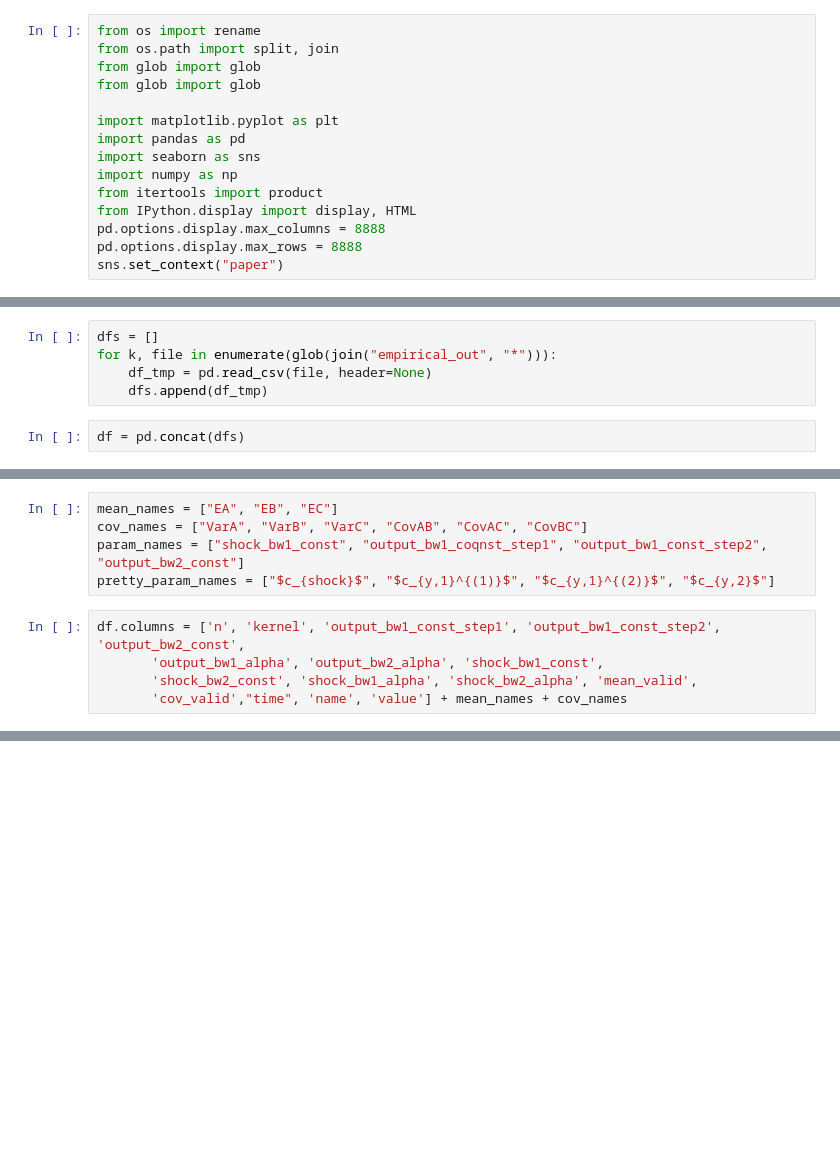
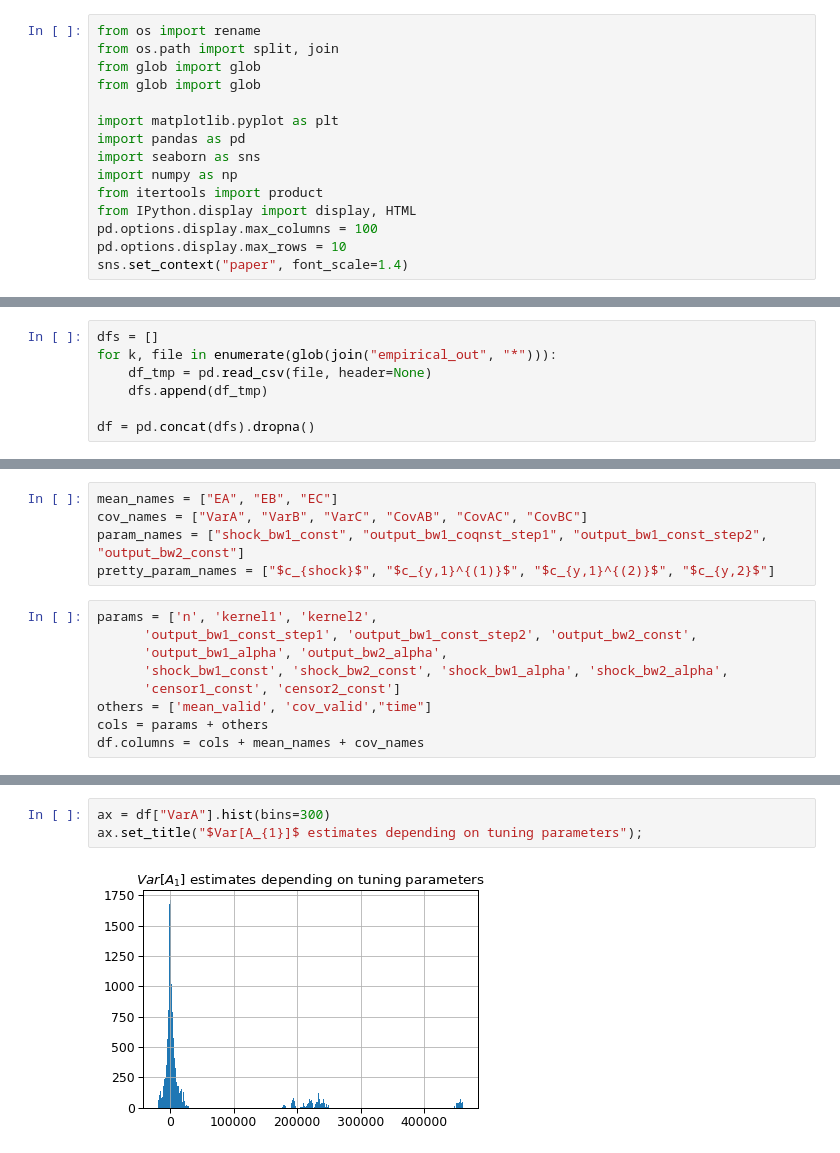
Before and after one commit to halflearned/FHHPS, a Jupyter notebook: scripts/empirical_figures.ipynb, the cells around one changed output, grey strips where cells are left out. Cells and saved outputs as stored; diff of their text form; blank space fills up the shorter version.

```diff
--- a/scripts/empirical_figures.ipynb
+++ b/scripts/empirical_figures.ipynb
@@ -10,6 +10,6 @@ import seaborn as sns
 import numpy as np
 from itertools import product
 from IPython.display import display, HTML
-pd.options.display.max_columns = 8888
-pd.options.display.max_rows = 8888
-sns.set_context("paper")
+pd.options.display.max_columns = 100
+pd.options.display.max_rows = 10
+sns.set_context("paper", font_scale=1.4)
@@ -18,5 +26,5 @@ dfs = []
 for k, file in enumerate(glob(join("empirical_out", "*"))):
     df_tmp = pd.read_csv(file, header=None)
     dfs.append(df_tmp)
+
+df = pd.concat(dfs).dropna()
-# %%
-df = pd.concat(dfs)
@@ -30,7 +34,11 @@ cov_names = ["VarA", "VarB", "VarC", "CovAB", "CovAC", "CovBC"]
 param_names = ["shock_bw1_const", "output_bw1_coqnst_step1", "output_bw1_const_step2", "output_bw2_const"]
 pretty_param_names = ["$c_{shock}$", "$c_{y,1}^{(1)}$", "$c_{y,1}^{(2)}$", "$c_{y,2}$"]
 # %%
-df.columns = ['n', 'kernel', 'output_bw1_const_step1', 'output_bw1_const_step2',  'output_bw2_const',
-       'output_bw1_alpha', 'output_bw2_alpha', 'shock_bw1_const',
-       'shock_bw2_const', 'shock_bw1_alpha', 'shock_bw2_alpha', 'mean_valid',
-       'cov_valid',"time", 'name', 'value'] + mean_names + cov_names
+params = ['n', 'kernel1', 'kernel2',
+      'output_bw1_const_step1', 'output_bw1_const_step2', 'output_bw2_const',
+      'output_bw1_alpha', 'output_bw2_alpha',
+      'shock_bw1_const', 'shock_bw2_const', 'shock_bw1_alpha', 'shock_bw2_alpha',
+      'censor1_const', 'censor2_const']
+others = ['mean_valid', 'cov_valid',"time"]
+cols = params + others
+df.columns = cols + mean_names + cov_names
@@ -40,0 +60,5 @@ group_cols = ['output_bw1_const_step1', 'output_bw1_const_step2',  'output_bw2_c
+# %%
+ax = df["VarA"].hist(bins=300)
+ax.set_title("$Var[A_{1}]$ estimates depending on tuning parameters");
+# %% [output]
+[figure, added]
```
Also changed, not shown: parts of 19 cells of this notebook, 4 other files.
